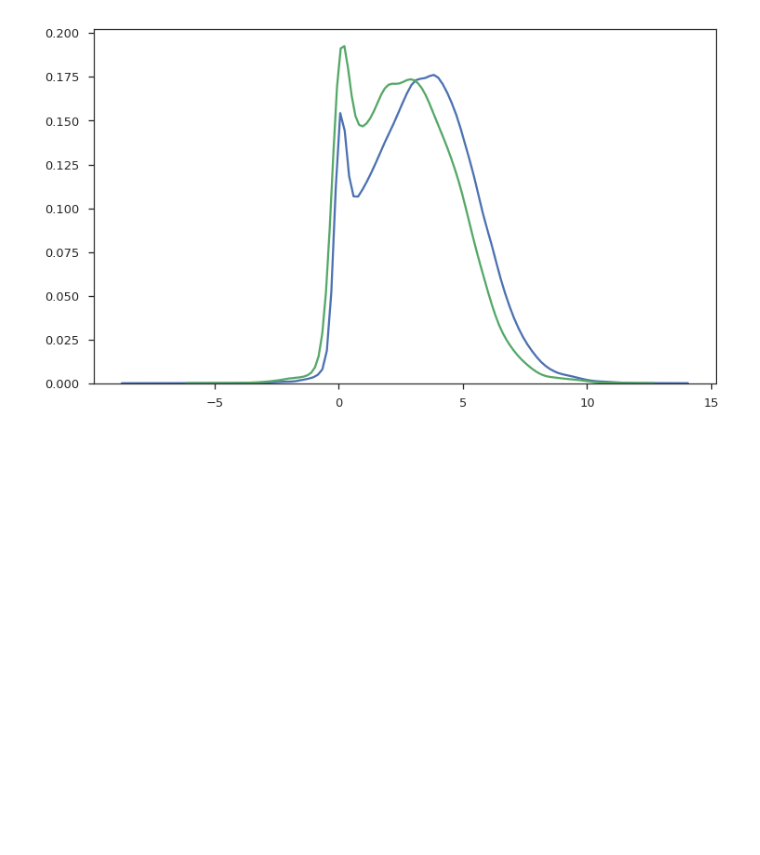
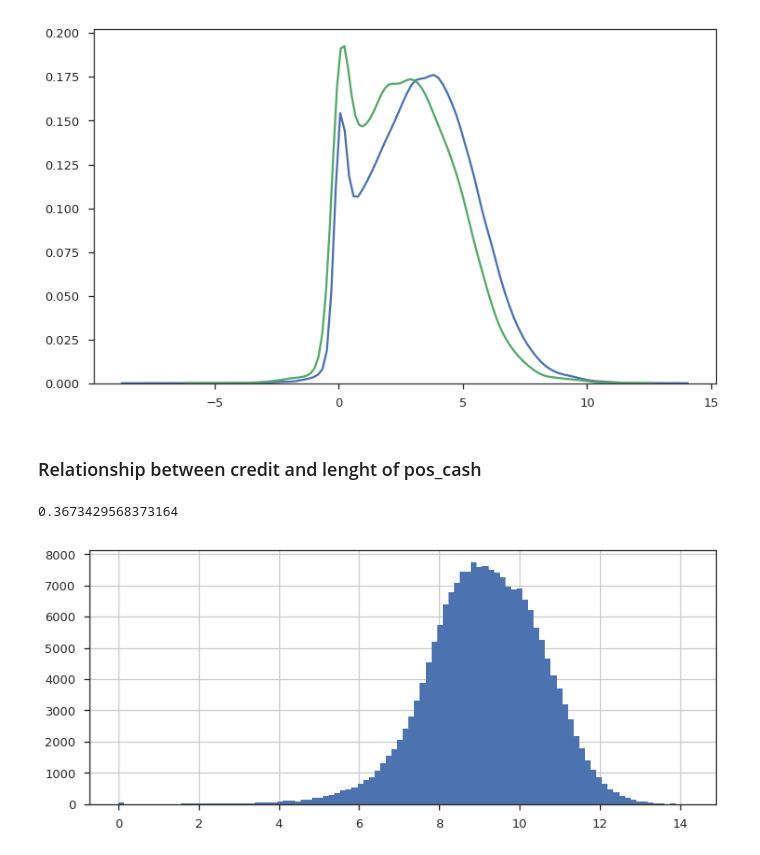
Before and after one commit to numb3r33/Kaggle_Home_Credit, a Jupyter notebook: notebooks/EDA.ipynb, the cells around one changed output. Drawn from its saved outputs; the diff is of its cells as text; code cells hidden in the pictures; blank space fills up the shorter version.

```diff
--- a/notebooks/EDA.ipynb
+++ b/notebooks/EDA.ipynb
@@ -384,3 +392,21 @@ sns.kdeplot(tmp[app_train.TARGET == 0].map(np.log1p))
 sns.kdeplot(tmp[app_train.TARGET == 1].map(np.log1p));
 # %% [output]
 [figure]
+# %% [markdown]
+### Relationship between credit and lenght of pos_cash
+# %%
+mask = (prev_app.NAME_CONTRACT_STATUS == 'Approved') & (prev_app.NAME_CONTRACT_TYPE != 'Revolving loans')
+credit_term = pos_cash.groupby(['SK_ID_CURR', 'SK_ID_PREV']).size().reset_index().rename(columns={0: 'term'})
+tmp = prev_app.loc[mask, ['SK_ID_CURR', 'SK_ID_PREV', 'AMT_CREDIT']].merge(credit_term, how='inner')
+tmp.loc[:, 'ratio_credit_term'] = tmp.AMT_CREDIT / tmp.term
+tmp = tmp.groupby('SK_ID_CURR')['ratio_credit_term'].std()
+tmp = app_train.SK_ID_CURR.map(tmp)
+
+tmp[tmp.isnull()].shape[0] / len(tmp)
+# %% [output]
+0.3673429568373164
+# %%
+plt.figure(figsize=(12, 5))
+tmp.map(np.log1p).hist(bins=100);
+# %% [output]
+[figure, added]
```
Also changed, not shown: parts of 19 cells of this notebook, 2 other files.
